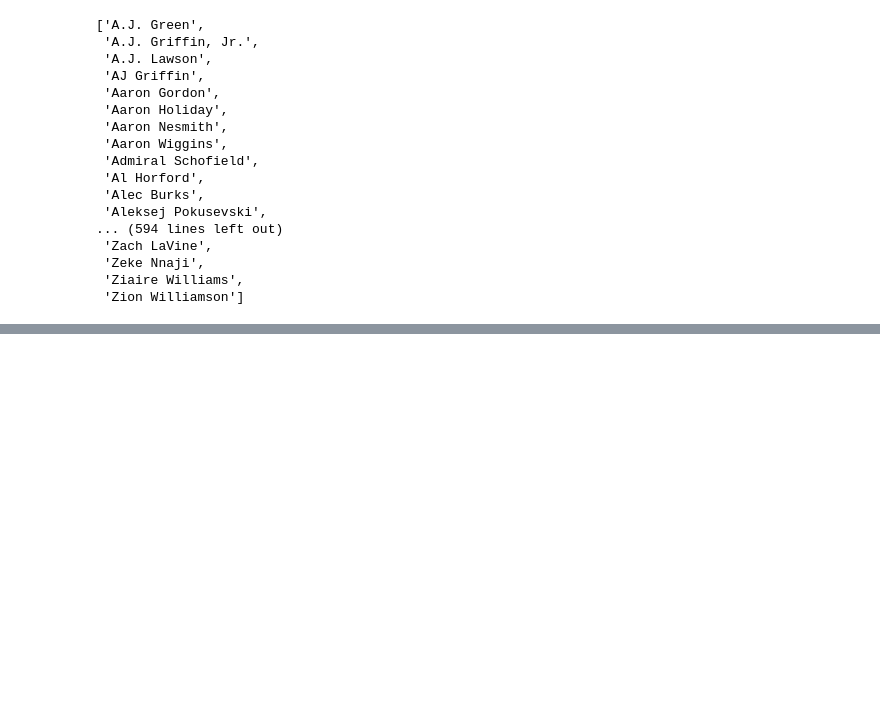
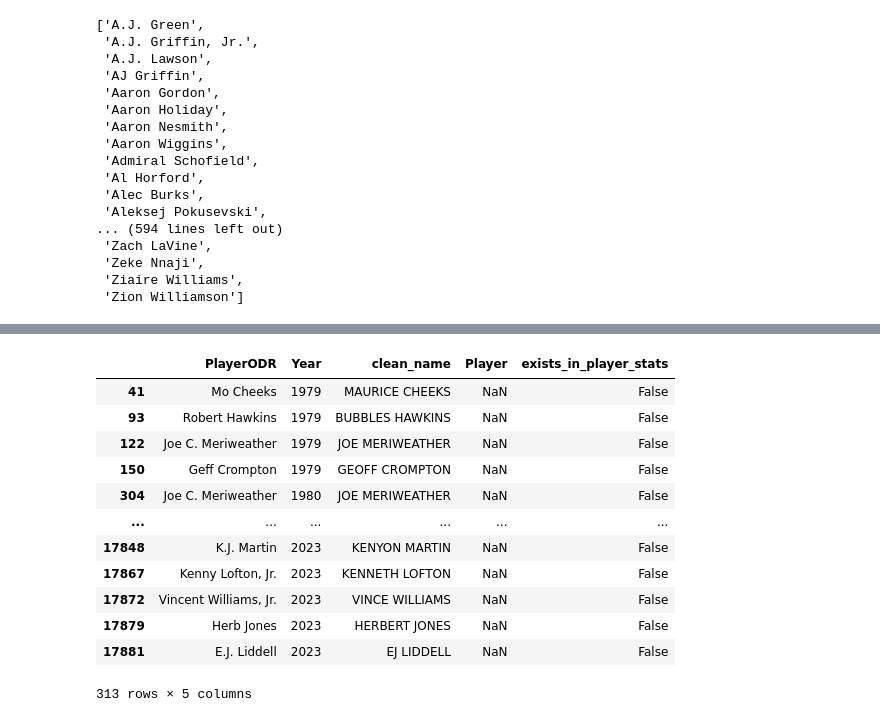
Before and after one commit to martinbog19/balling-on-the-edge, a Jupyter notebook: player_features.ipynb, the cells around one changed output, grey strips where cells are left out. Saved outputs shown, nothing was run; the diff lists cells and outputs as text; code cells hidden in the pictures; blank space fills up the shorter version.

```diff
--- a/player_features.ipynb
+++ b/player_features.ipynb
@@ -106,0 +277,6 @@ stats = data[data['Year'] == 2023]
+# %%
+name_Map = {}
+for key, val in name_map.items() :
+    name_Map[key] = cleanName(val)
+# %%
+df_needmatch = df_needmatch[df_needmatch['clean_name'].isin(list(name_Map.keys()))]
@@ -106,0 +291,16 @@ stats = data[data['Year'] == 2023]
+# %%
+df_needmatch
+# %% [output]
+|  | PlayerODR | Year | clean_name | Player | exists_in_player_stats |
+| 41 | Mo Cheeks | 1979 | MAURICE CHEEKS | NaN | False |
+| 93 | Robert Hawkins | 1979 | BUBBLES HAWKINS | NaN | False |
+| 122 | Joe C. Meriweather | 1979 | JOE MERIWEATHER | NaN | False |
+| 150 | Geff Crompton | 1979 | GEOFF CROMPTON | NaN | False |
+| 304 | Joe C. Meriweather | 1980 | JOE MERIWEATHER | NaN | False |
+| ... | ... | ... | ... | ... | ... |
+| 17848 | K.J. Martin | 2023 | KENYON MARTIN | NaN | False |
+| 17867 | Kenny Lofton, Jr. | 2023 | KENNETH LOFTON | NaN | False |
+| 17872 | Vincent Williams, Jr. | 2023 | VINCE WILLIAMS | NaN | False |
+| 17879 | Herb Jones | 2023 | HERBERT JONES | NaN | False |
+| 17881 | E.J. Liddell | 2023 | EJ LIDDELL | NaN | False |
+313 rows × 5 columns
```
Also changed, not shown: parts of 14 cells of this notebook, 2 other files.
